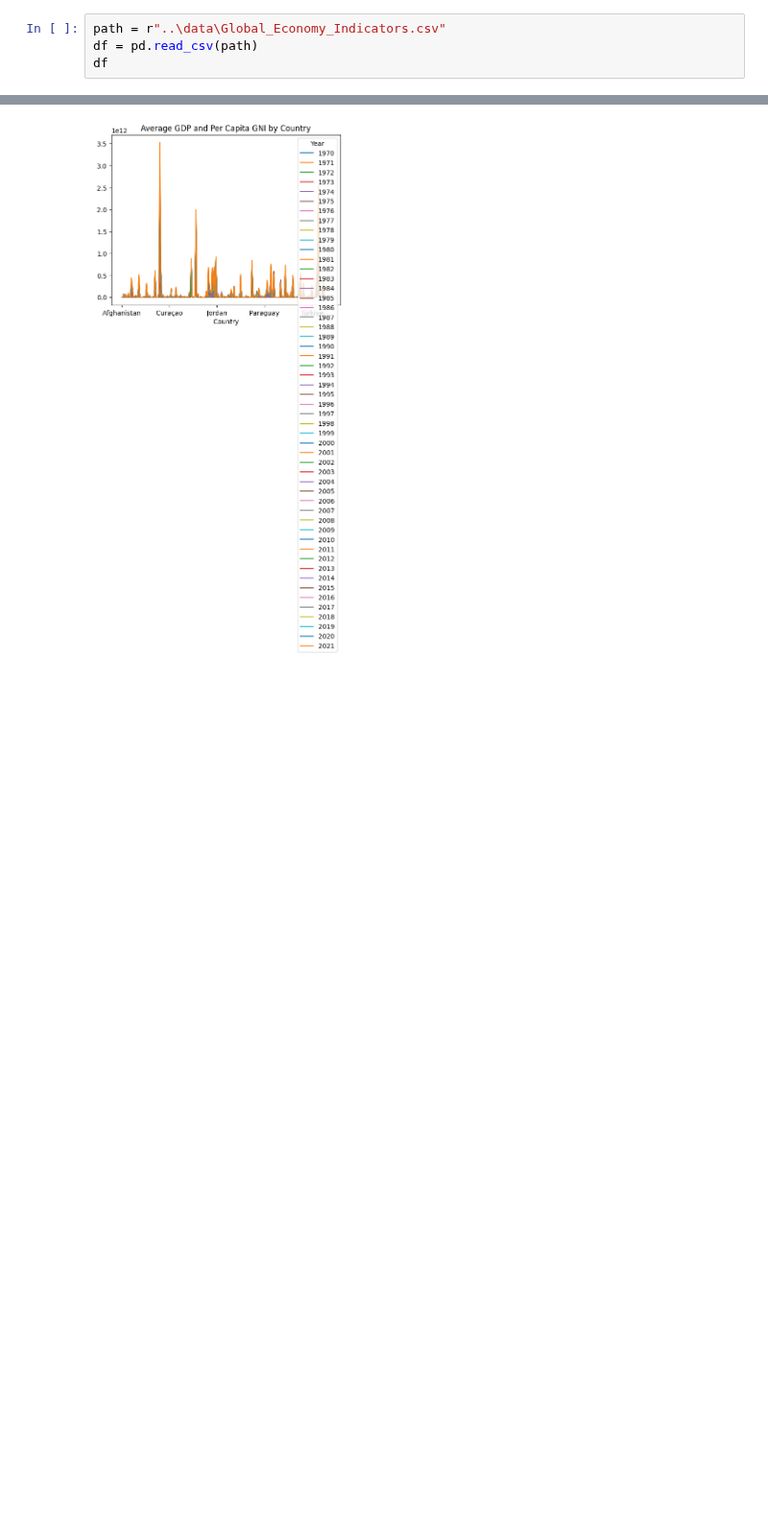
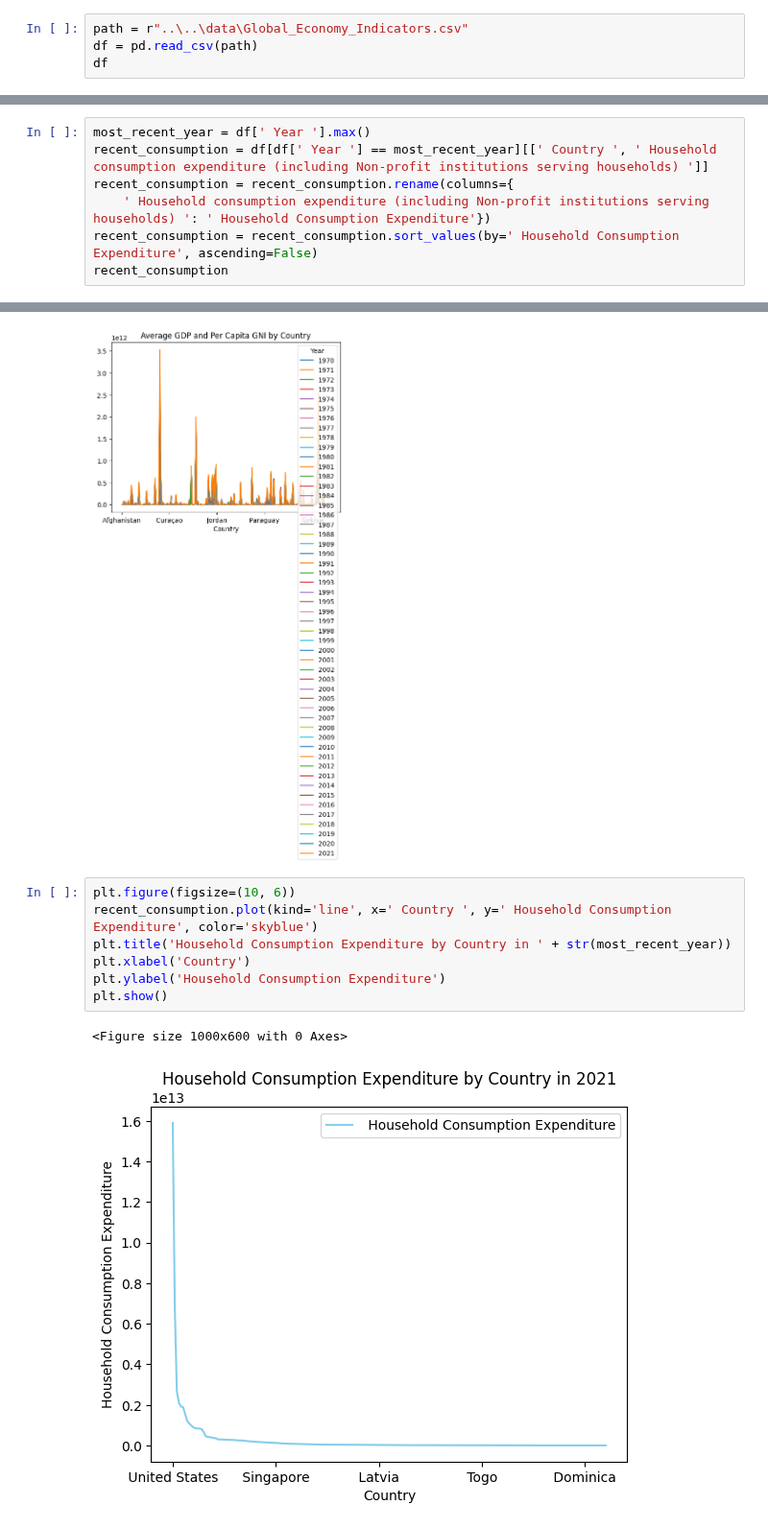
Before and after one commit to khoulaCode/machine-learning-code-orbit, a Jupyter notebook: team_members/from_tariq/world-finance-indicators-data.ipynb, the cells around one changed output, grey strips where cells are left out. Shown at 96% size. Drawn from its saved outputs; the diff is of its cells as text; blank space fills up the shorter version.

```diff
--- a/team_members/from_tariq/world-finance-indicators-data.ipynb
+++ b/team_members/from_tariq/world-finance-indicators-data.ipynb
@@ -3,7 +3,7 @@ import numpy as np
 import matplotlib.pyplot as plt
 import pandas as pd
 # %%
-path = r"..\data\Global_Economy_Indicators.csv"
+path = r"..\..\data\Global_Economy_Indicators.csv"
 df = pd.read_csv(path)
 df
 # %% [output]
@@ -74,0 +77,7 @@ Name:  Exports of goods and services , Length: 10512, dtype: float64
+# %%
+most_recent_year = df[' Year '].max()
+recent_consumption = df[df[' Year '] == most_recent_year][[' Country ', ' Household consumption expenditure (including Non-profit institutions serving households) ']]
+recent_consumption = recent_consumption.rename(columns={
+    ' Household consumption expenditure (including Non-profit institutions serving households) ': ' Household Consumption Expenditure'})
+recent_consumption = recent_consumption.sort_values(by=' Household Consumption Expenditure', ascending=False)
+recent_consumption
@@ -94,3 +136,13 @@ plt.show()
 # %% [output]
 <Figure size 1000x600 with 0 Axes>
 [figure]
+# %%
+plt.figure(figsize=(10, 6))
+recent_consumption.plot(kind='line', x=' Country ', y=' Household Consumption Expenditure', color='skyblue')
+plt.title('Household Consumption Expenditure by Country in ' + str(most_recent_year))
+plt.xlabel('Country')
+plt.ylabel('Household Consumption Expenditure')
+plt.show()
+# %% [output]
+<Figure size 1000x600 with 0 Axes>
+[figure, added]
```
Also changed, not shown: parts of 5 cells of this notebook.
